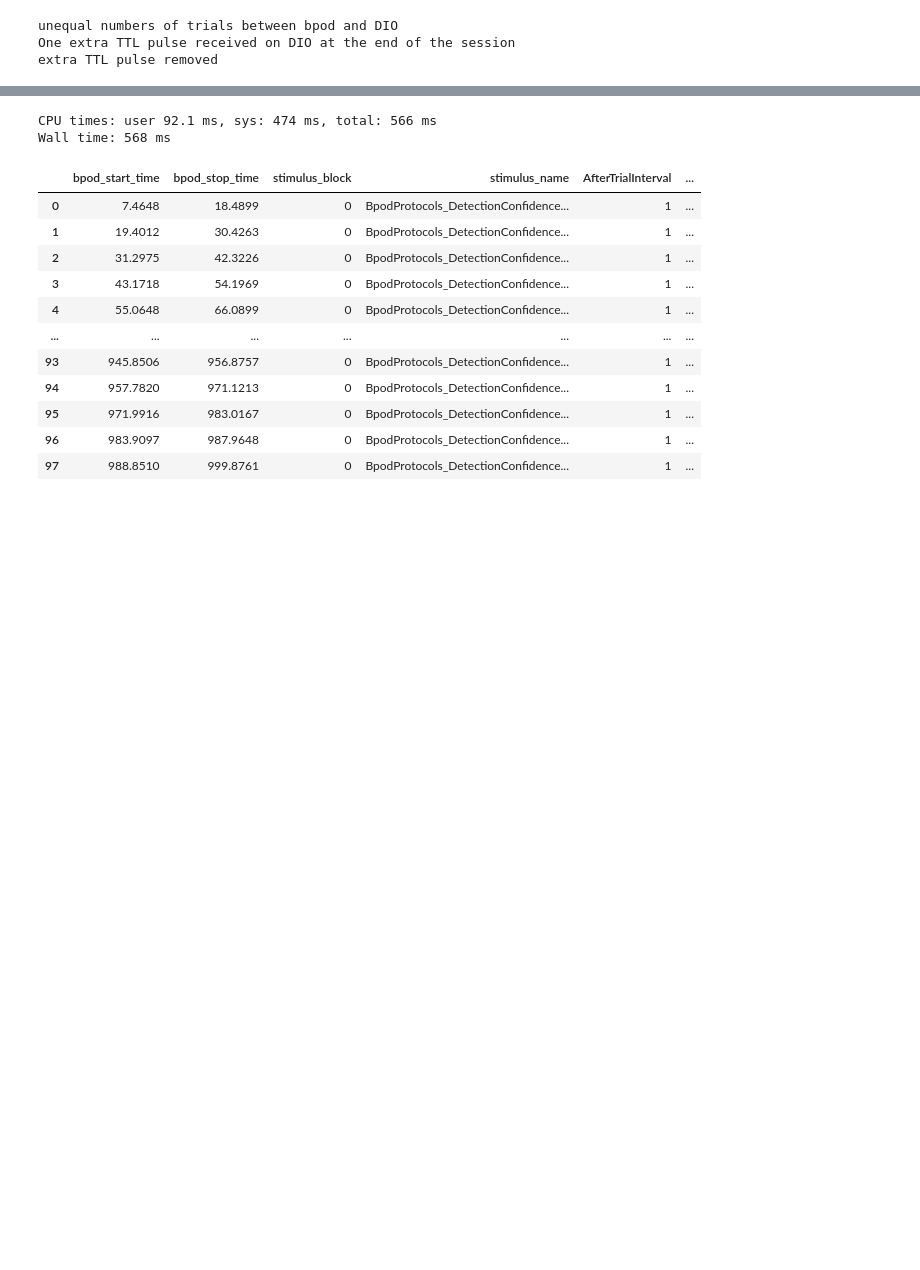
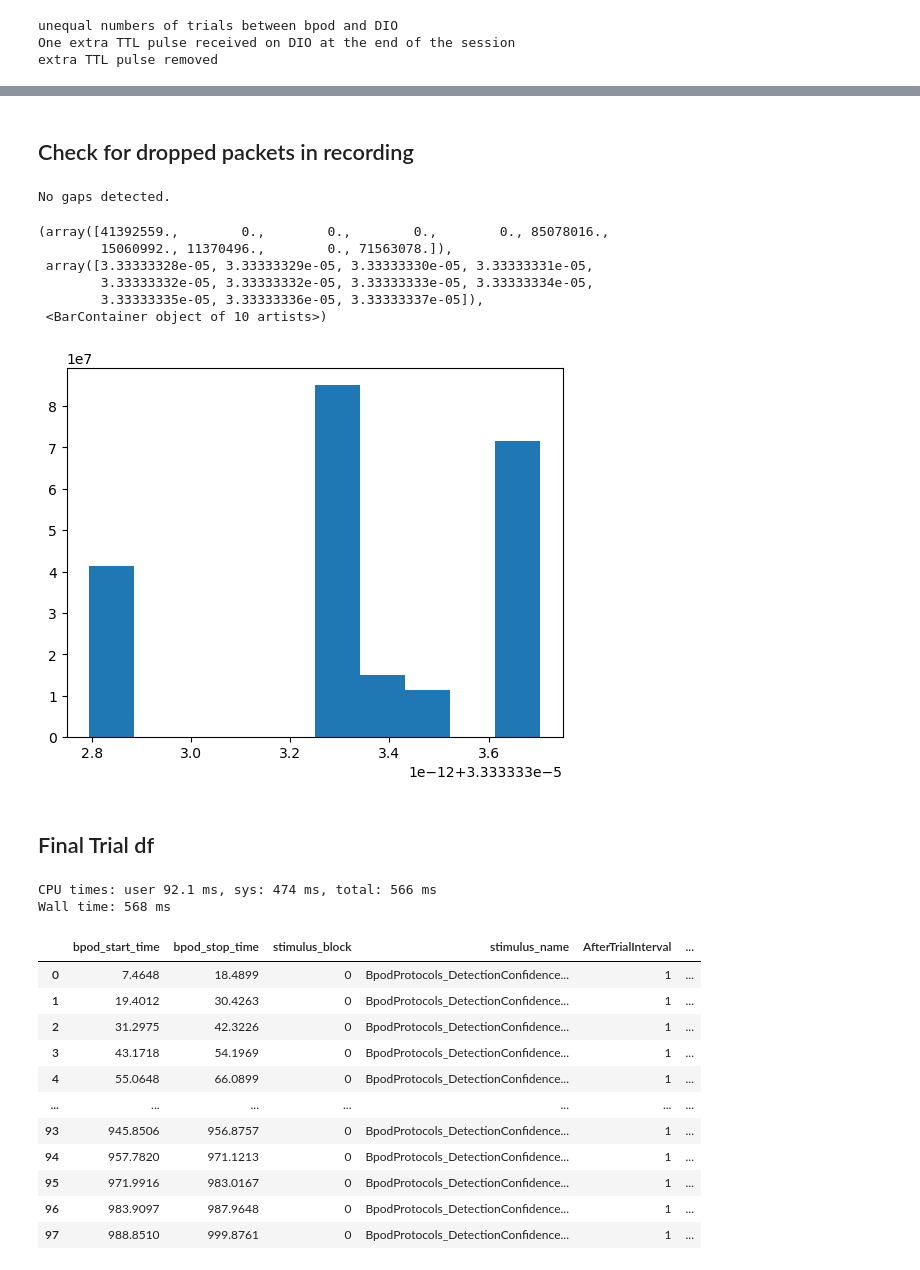
Before and after one commit to RobertoDF/spikesorting, a Jupyter notebook: spikesorting_single_session.ipynb, the cells around one changed output, grey strips where cells are left out. Drawn from its saved outputs; the diff is of its cells as text; code cells hidden in the pictures; blank space fills up the shorter version.

```diff
--- a/spikesorting_single_session.ipynb
+++ b/spikesorting_single_session.ipynb
@@ -129,3 +139,21 @@ trials = assign_DIO_times_to_trials(trials, DIO_timestamps_start_trial, DIO_samp
+# %% [markdown]
+## Check for dropped packets in recording
+# %%
+gaps = check_timestamp_gaps(raw_rec)
+# %% [output]
+No gaps detected.
+# %%
+plt.hist(np.diff(raw_rec.get_times()))
+# %% [output]
+(array([41392559.,        0.,        0.,        0.,        0., 85078016.,
+        15060992., 11370496.,        0., 71563078.]),
+ array([3.33333328e-05, 3.33333329e-05, 3.33333330e-05, 3.33333331e-05,
+        3.33333332e-05, 3.33333332e-05, 3.33333333e-05, 3.33333334e-05,
+        3.33333335e-05, 3.33333336e-05, 3.33333337e-05]),
+ <BarContainer object of 10 artists>)
+[figure, added]
+# %% [markdown]
+## Final Trial df
 # %%
 %%time
 # assign trodes times
```
Also changed, not shown: parts of 40 cells of this notebook, 2 other files.
